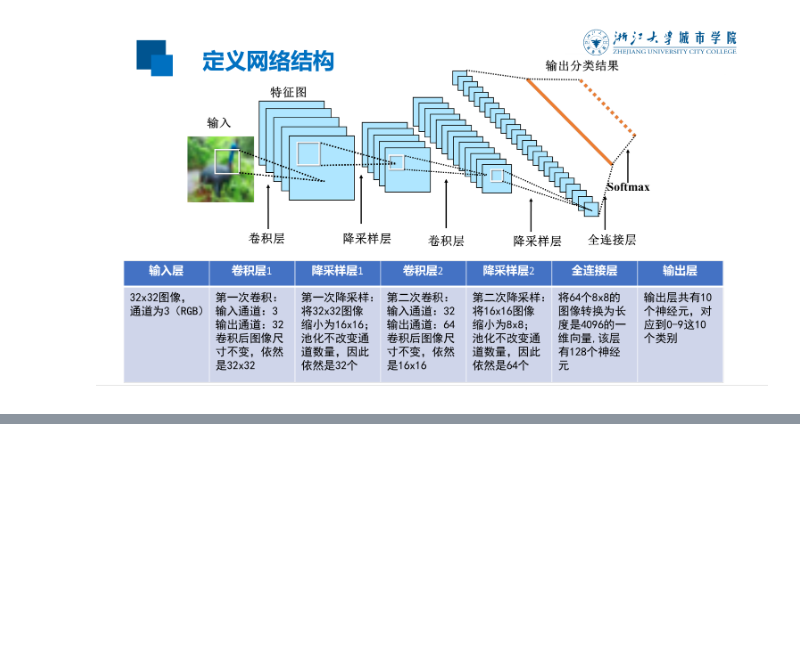
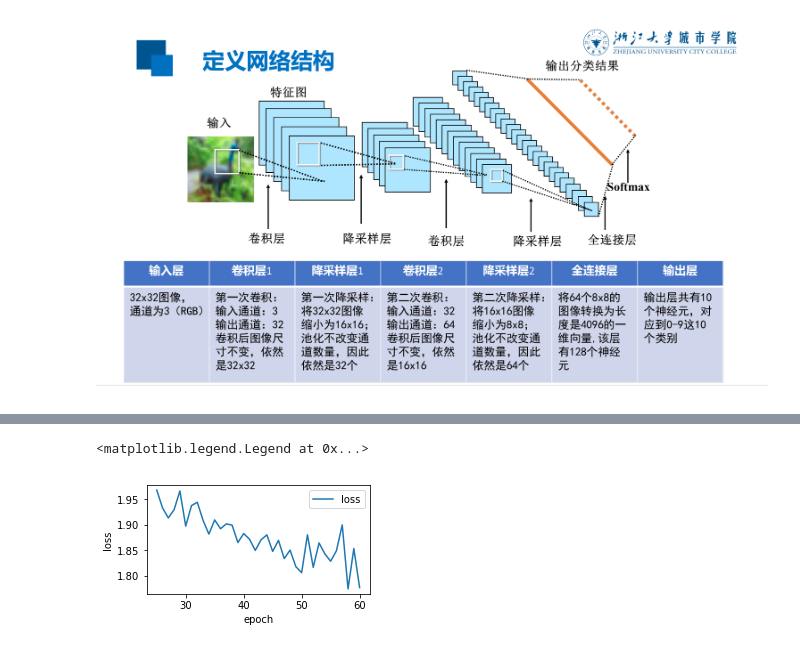
Before and after one commit to liuchangling/tensorflow_demo, a Jupyter notebook: 图像识别/cifar-10 图像识别.ipynb, the cells around one changed output, grey strips where cells are left out. Cells and saved outputs as stored; diff of their text form; code cells hidden in the pictures; blank space fills up the shorter version.

```diff
--- a/图像识别/cifar-10 图像识别.ipynb
+++ b/图像识别/cifar-10 图像识别.ipynb
@@ -197,6 +197,8 @@ print(Ytrain_onehot[:5])
 # %% [markdown]
 ![%E7%BD%91%E7%BB%9C%E7%BB%93%E6%9E%84.PNG](attachment:%E7%BD%91%E7%BB%9C%E7%BB%93%E6%9E%84.PNG)
 # %%
+import tensorflow as tf
+tf.reset_default_graph()
 # 定义权值
 def weight(shape):
     # 在构建模型时，需要使用tf.Variable 来创建一个变量
@@ -213,7 +215,7 @@ def bias(shape):
 # 步长为1 padding = same
 def conv2d(x,W):
     # tf.nn.conv2d(input, filter, strides, padding, use_cudnn_on_gpu=None, name=None)
-    return tf.nn.conv2d(x,W,strides=[1,1,1,1], padding='same')
+    return tf.nn.conv2d(x,W,strides=[1,1,1,1], padding='SAME')
 
 # 定义池化操作
 # 步长为2 ,即原始尺寸长宽各除以2
@@ -232,0 +329,26 @@ with tf.name_scope('conv_1'):
+# %%
+# 迭代训练
+def get_train_batch(number, batch_size):
+    return Xtrian_normalize[number * batch_size : (number+1)* batch_size ], Ytrain_onehot[number * batch_size : (number+1)* batch_size]
+
+
+for ep in range(start, train_epochs):
+    for i in range(total_batch):
+        batch_x, batch_y = get_train_batch(i, batch_size)
+        sess.run(optimizer , feed_dict={x:batch_x, y:batch_y})
+        if i % 100 == 0:
+            print('Step {}'.format(i), "finished")
+
+    loss, acc = sess.run([loss_function, accuracy], feed_dict={x:batch_x, y:batch_y})
+    epoch_list.append(ep+1)
+    loss_list.append(loss)
+    accuracy_list.append(acc)
+
+    print("Train epoch : ", '%2d'%(sess.run(epoch)+1), "loss=","{:.6f}".format(loss), "Accuracy=", acc)
+
+    # 保存检查点
+    saver.save(sess, ckpt_dir + 'CIFAR10_cnn_model.cpkt', global_step = ep+1)
+    sess.run(epoch.assign(ep+1))
+
+duration = time() - startTime
+print('Train finied takes ',  duration)
@@ -232,0 +380,15 @@ with tf.name_scope('conv_1'):
+# %%
+# 数据可视化
+%matplotlib inline
+import matplotlib.pyplot as plt
+
+# 损失函数
+fig = plt.gcf()
+fig.set_size_inches(4,2)
+plt.plot(epoch_list, loss_list, label='loss')
+plt.ylabel('loss')
+plt.xlabel('epoch')
+plt.legend(['loss'], loc='upper right')
+# %% [output]
+<matplotlib.legend.Legend at 0x...>
+[figure, added]
```
Also changed, not shown: parts of 11 cells of this notebook, 4 other files.
